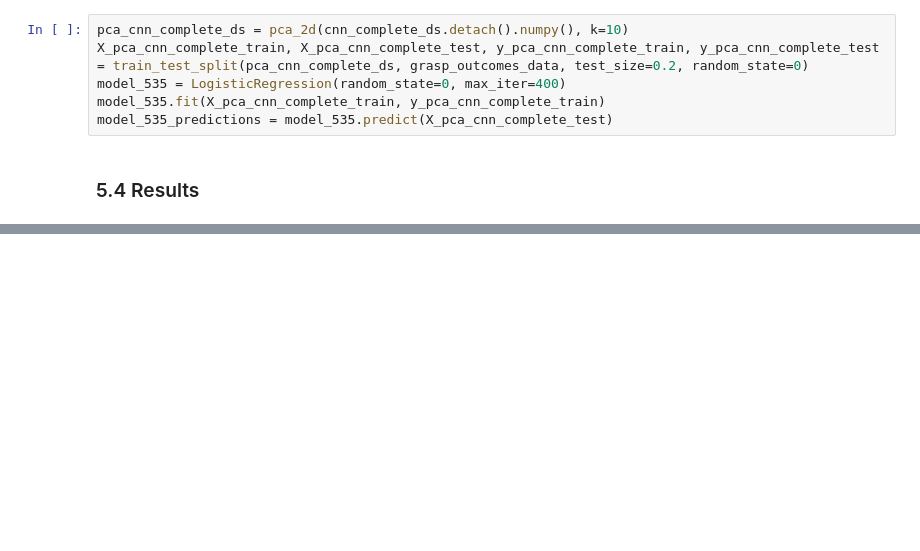
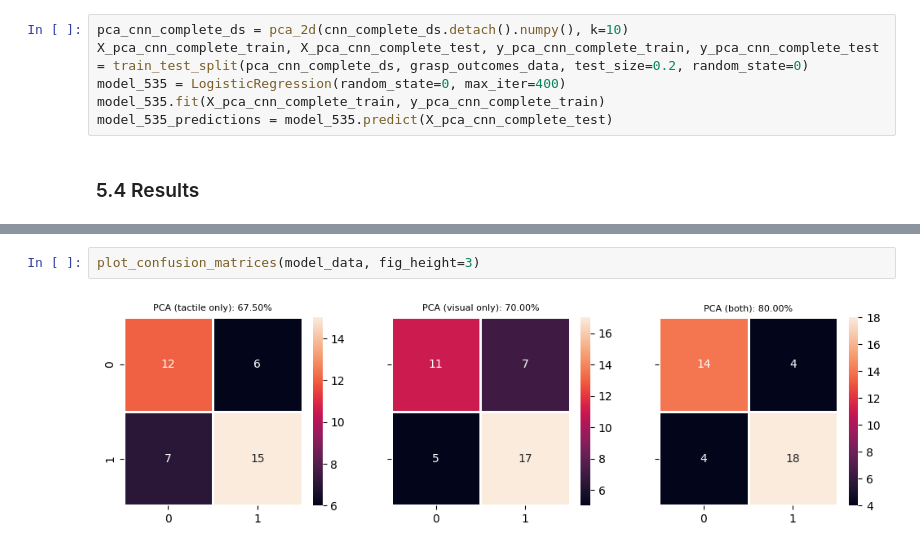
Before and after one commit to jhtkoo0426/UCL-FYP, a Jupyter notebook: src/models/baseline_improved.ipynb, the cells around one changed output, grey strips where cells are left out. Saved outputs shown, nothing was run; the diff lists cells and outputs as text; blank space fills up the shorter version.

```diff
--- a/src/models/baseline_improved.ipynb
+++ b/src/models/baseline_improved.ipynb
@@ -549,0 +551,4 @@ for i, ax in enumerate(axn.flat):
+# %%
+plot_confusion_matrices(model_data, fig_height=3)
+# %% [output]
+[figure, added]
```
Also changed, not shown: parts of 17 cells of this notebook.
